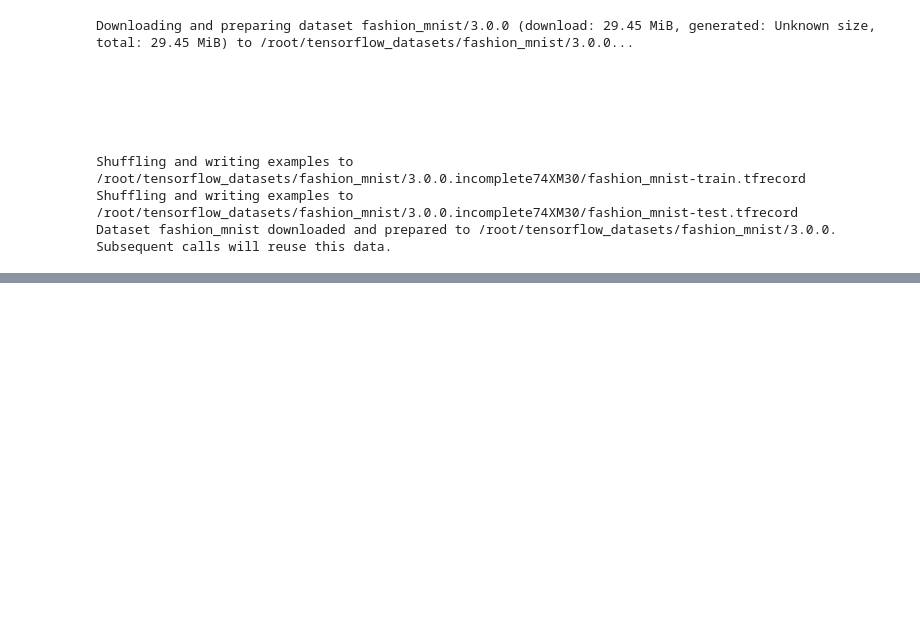
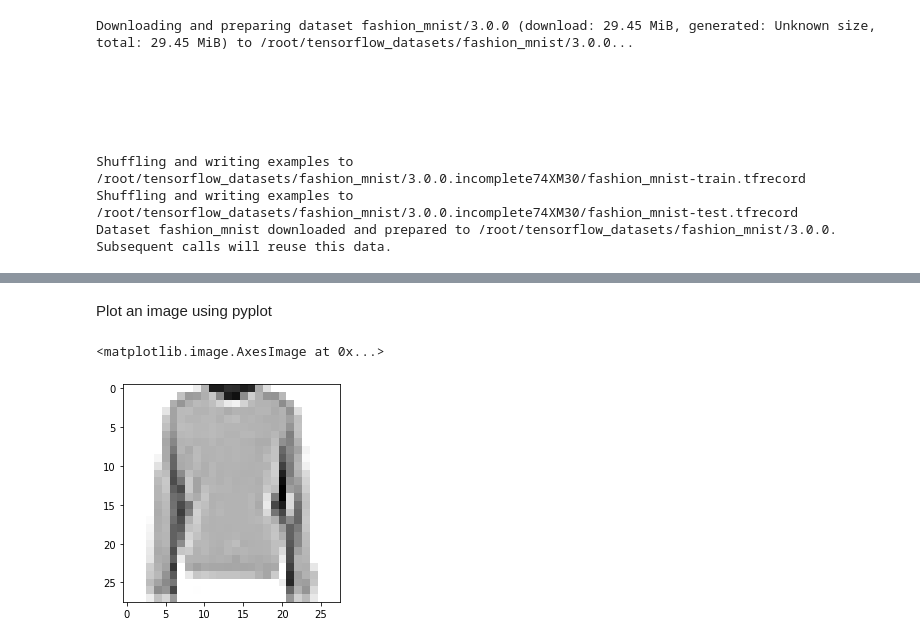
Before and after one commit to venkat2ram/Keras-and-Tensorflow, a Jupyter notebook: ud_l3_fashion_mnist.ipynb, the cells around one changed output, grey strips where cells are left out. Drawn from its saved outputs; the diff is of its cells as text; code cells hidden in the pictures; blank space fills up the shorter version.

```diff
--- a/ud_l3_fashion_mnist.ipynb
+++ b/ud_l3_fashion_mnist.ipynb
@@ -24,3 +24,5 @@ Downloading and preparing dataset fashion_mnist/3.0.0 (download: 29.45 MiB, gene
 Shuffling and writing examples to /root/tensorflow_datasets/fashion_mnist/3.0.0.incomplete74XM30/fashion_mnist-train.tfrecord
 Shuffling and writing examples to /root/tensorflow_datasets/fashion_mnist/3.0.0.incomplete74XM30/fashion_mnist-test.tfrecord
 Dataset fashion_mnist downloaded and prepared to /root/tensorflow_datasets/fashion_mnist/3.0.0. Subsequent calls will reuse this data.
+# %%
+train_dataset,test_dataset=dataset['train'],dataset['test']
@@ -26,0 +31,7 @@ Dataset fashion_mnist downloaded and prepared to /root/tensorflow_datasets/fashi
+# %%
+def normalize(images,labels):
+  images=tf.cast(images,float)
+  images/=255
+  return images,labels
+# %%
+train_dataset=train_dataset.map(normalize)
@@ -26,0 +40,11 @@ Dataset fashion_mnist downloaded and prepared to /root/tensorflow_datasets/fashi
+# %% [markdown]
+Plot an image using pyplot
+# %%
+for image, label in train_dataset.take(1):
+  break
+image=image.numpy().reshape(28,28)
+# %%
+plt.imshow(image,cmap=plt.cm.binary)
+# %% [output]
+<matplotlib.image.AxesImage at 0x...>
+[figure, added]
```
Also changed, not shown: parts of 2 cells of this notebook.
